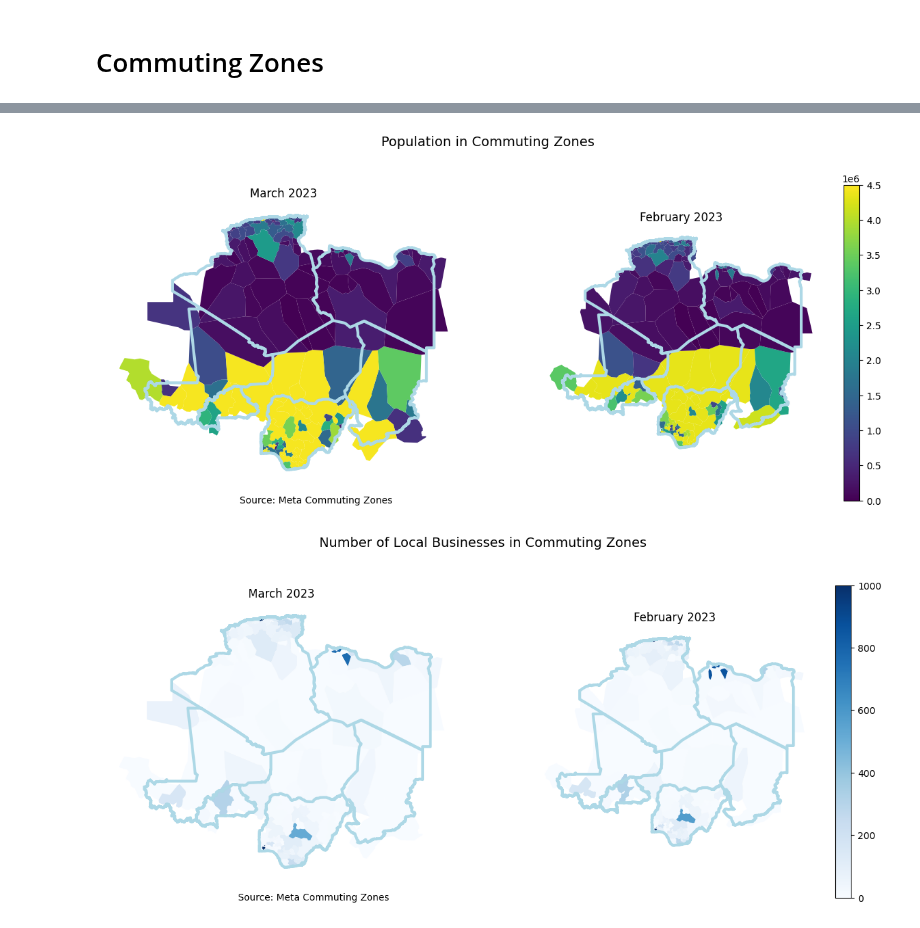
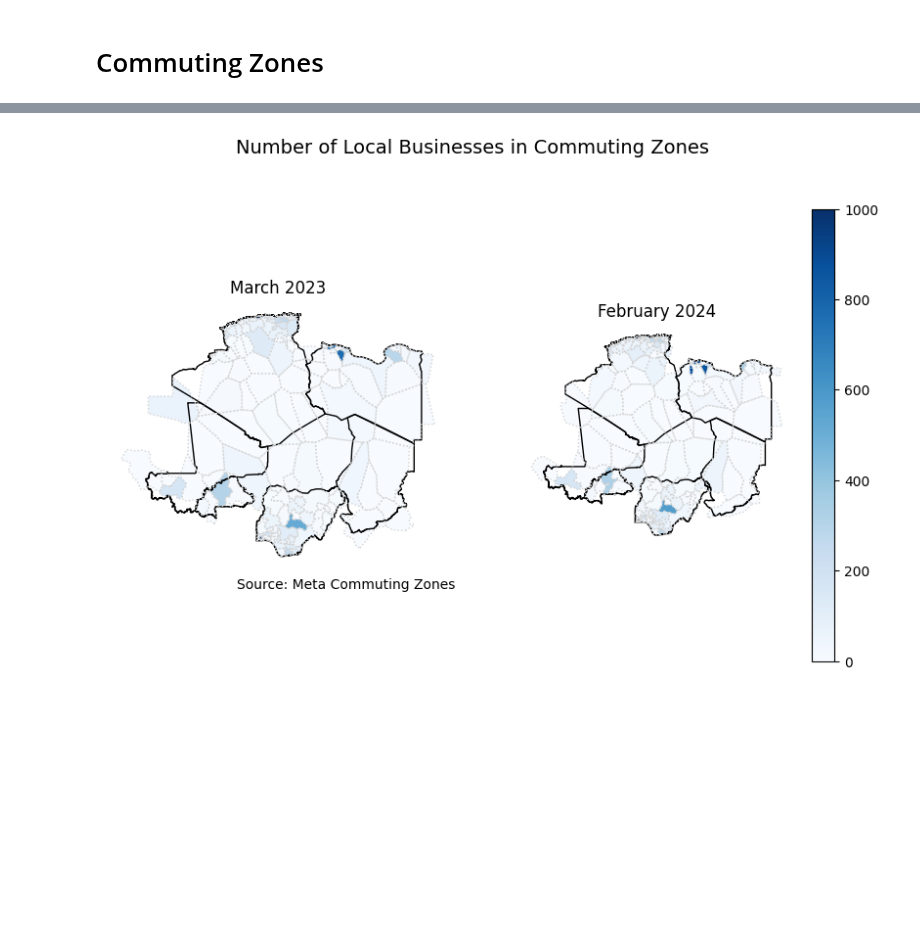
Before and after one commit to datapartnership/niger-economic-monitoring, a Jupyter notebook: notebooks/movement/colocation.ipynb, the cells around one changed output, grey strips where cells are left out. Saved outputs shown, nothing was run; the diff lists cells and outputs as text; code cells hidden in the pictures; blank space fills up the shorter version.

```diff
--- a/notebooks/movement/colocation.ipynb
+++ b/notebooks/movement/colocation.ipynb
@@ -77,80 +127,43 @@ commuting_zones = gpd.GeoDataFrame(commuting_zones, geometry='geometry')
 # %%
 import matplotlib.colors as mcolors
 
-fig, ax = plt.subplots(1,2, figsize=(15,6))
+fig, ax = plt.subplots(1,2, figsize=(10,6))
 axs=ax.flatten()
-neighbors.boundary.plot(ax=ax[0], color='lightblue', linewidth=3)
-commuting_zones[commuting_zones['ds']=='2023-03-05'].plot(ax=ax[0], column='win_population', cmap='viridis', vmin=0, vmax=4500000)
+
+neighbors.boundary.plot(ax=ax[0], color='black', linewidth=1)
+commuting_zones[commuting_zones['ds']=='2023-03-05'].boundary.plot(ax=ax[0], color='lightgrey', linewidth=1, linestyle='dotted')
+commuting_zones[commuting_zones['ds']=='2023-03-05'].plot(ax=ax[0], column='local_business_locations_count', cmap='Blues',  vmin=0, vmax=1000)
 #niger_adm0.plot(ax=ax[0], color='orange', alpha = 0.5)
 ax[0].set_title('March 2023')
 
-neighbors.boundary.plot(ax=ax[1], color='lightblue', linewidth=3)
-im = commuting_zones[commuting_zones['ds']=='2024-02-04'].plot(ax=ax[1], column='win_population', cmap='viridis', vmin=0, vmax=4500000, legend=True)
+neighbors.boundary.plot(ax=ax[1], color='black', linewidth=1)
+commuting_zones[commuting_zones['ds']=='2024-02-04'].boundary.plot(ax=ax[1], color='lightgrey', linewidth=1, linestyle='dotted')
+im = commuting_zones[commuting_zones['ds']=='2024-02-04'].plot(ax=ax[1], column='local_business_locations_count', cmap='Blues', vmin=0, vmax=1000, legend=True)
 #niger_adm0.plot(ax=ax[1], color='orange', alpha = 0.5)
-ax[1].set_title('February 2023')
+ax[1].set_title('February 2024')
 
 # Remove colorbar
 # plt.colorbar(im).remove()
 
 # # Plot colorbar with custom size
 # cbar = plt.colorbar(im, ax=ax[1], shrink=0.5)  # Adjust shrink parameter for size
 # cbar.ax.tick_params(labelsize=10)  # Adjust label font size
 
 #colorbar = plt.colorbar(im)
 #colorbar.figure.set_size_inches(2, 2)
 
 #cbar = fig.colorbar(im, ax=ax[1])
 
 for i in [0,1]:
     ax[i].set_xticks([])
     ax[i].set_yticks([])
     ax[i].spines['top'].set_visible(False)
     ax[i].spines['bottom'].set_visible(False)
     ax[i].spines['right'].set_visible(False)
     ax[i].spines['left'].set_visible(False)
 
 ax[0].text(0,0,'Source: Meta Commuting Zones')
 
-plt.suptitle('Population in Commuting Zones', x=0.5, y=1, fontsize=14);
+plt.suptitle('Number of Local Businesses in Commuting Zones', x=0.5, y=1, fontsize=14);
 # %% [output]
-[figure, old version]
+[figure, new version]
-# %%
-import matplotlib.colors as mcolors
-
-fig, ax = plt.subplots(1,2, figsize=(15,6))
-axs=ax.flatten()
-neighbors.boundary.plot(ax=ax[0], color='lightblue', linewidth=3)
-commuting_zones[commuting_zones['ds']=='2023-03-05'].plot(ax=ax[0], column='local_business_locations_count', cmap='Blues',  vmin=0, vmax=1000)
-#niger_adm0.plot(ax=ax[0], color='orange', alpha = 0.5)
-ax[0].set_title('March 2023')
-
-neighbors.boundary.plot(ax=ax[1], color='lightblue', linewidth=3)
-im = commuting_zones[commuting_zones['ds']=='2024-02-04'].plot(ax=ax[1], column='local_business_locations_count', cmap='Blues', vmin=0, vmax=1000, legend=True)
-#niger_adm0.plot(ax=ax[1], color='orange', alpha = 0.5)
-ax[1].set_title('February 2023')
-
-# Remove colorbar
-# plt.colorbar(im).remove()
-
-# # Plot colorbar with custom size
-# cbar = plt.colorbar(im, ax=ax[1], shrink=0.5)  # Adjust shrink parameter for size
-# cbar.ax.tick_params(labelsize=10)  # Adjust label font size
-
-#colorbar = plt.colorbar(im)
-#colorbar.figure.set_size_inches(2, 2)
-
-#cbar = fig.colorbar(im, ax=ax[1])
-
-for i in [0,1]:
-    ax[i].set_xticks([])
-    ax[i].set_yticks([])
-    ax[i].spines['top'].set_visible(False)
-    ax[i].spines['bottom'].set_visible(False)
-    ax[i].spines['right'].set_visible(False)
-    ax[i].spines['left'].set_visible(False)
-
-ax[0].text(0,0,'Source: Meta Commuting Zones')
-
-plt.suptitle('Number of Local Businesses in Commuting Zones', x=0.5, y=1, fontsize=14);
-# %% [output]
-[figure, removed]
```
Also changed, not shown: parts of 7 cells of this notebook.
